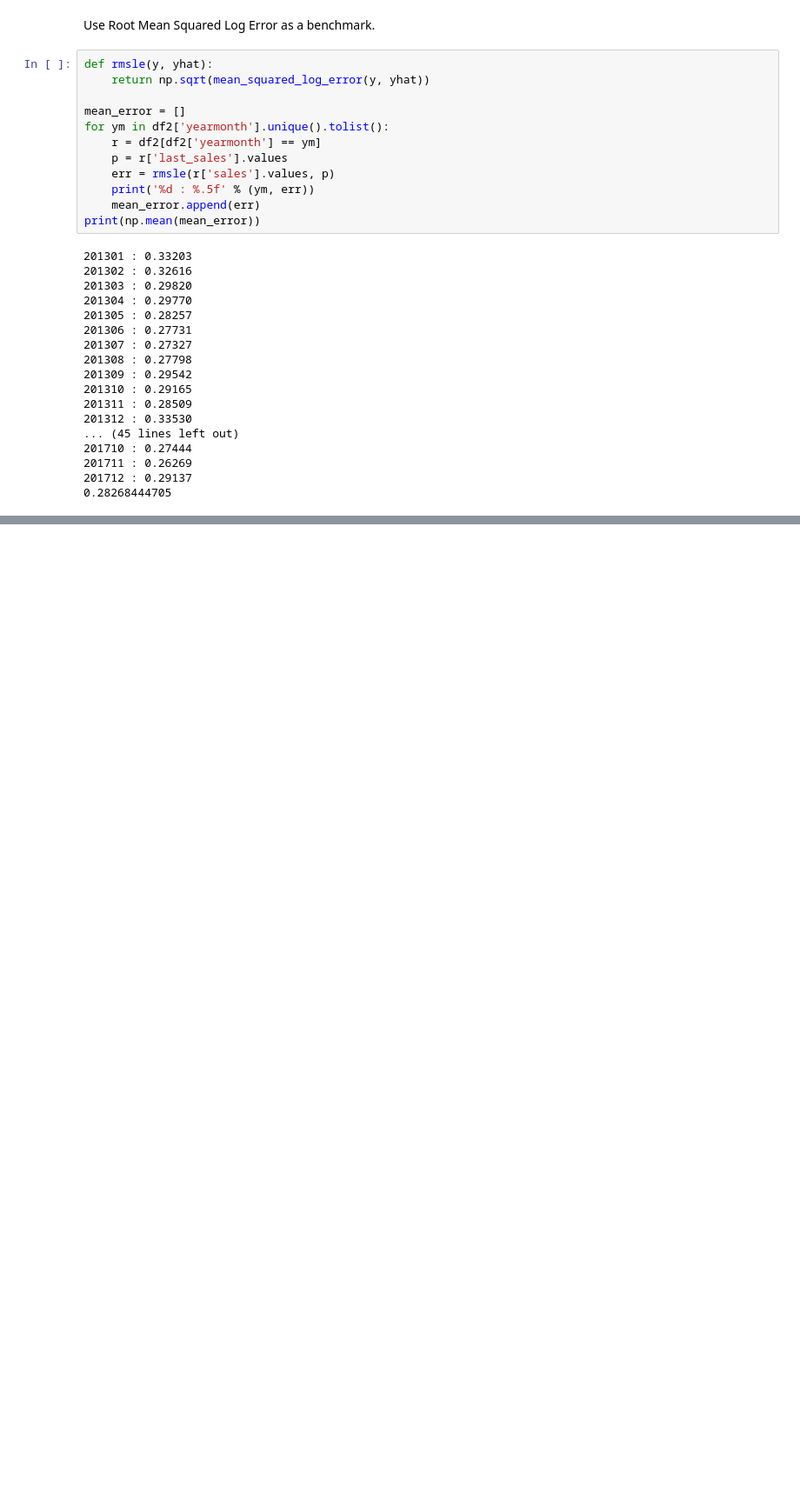
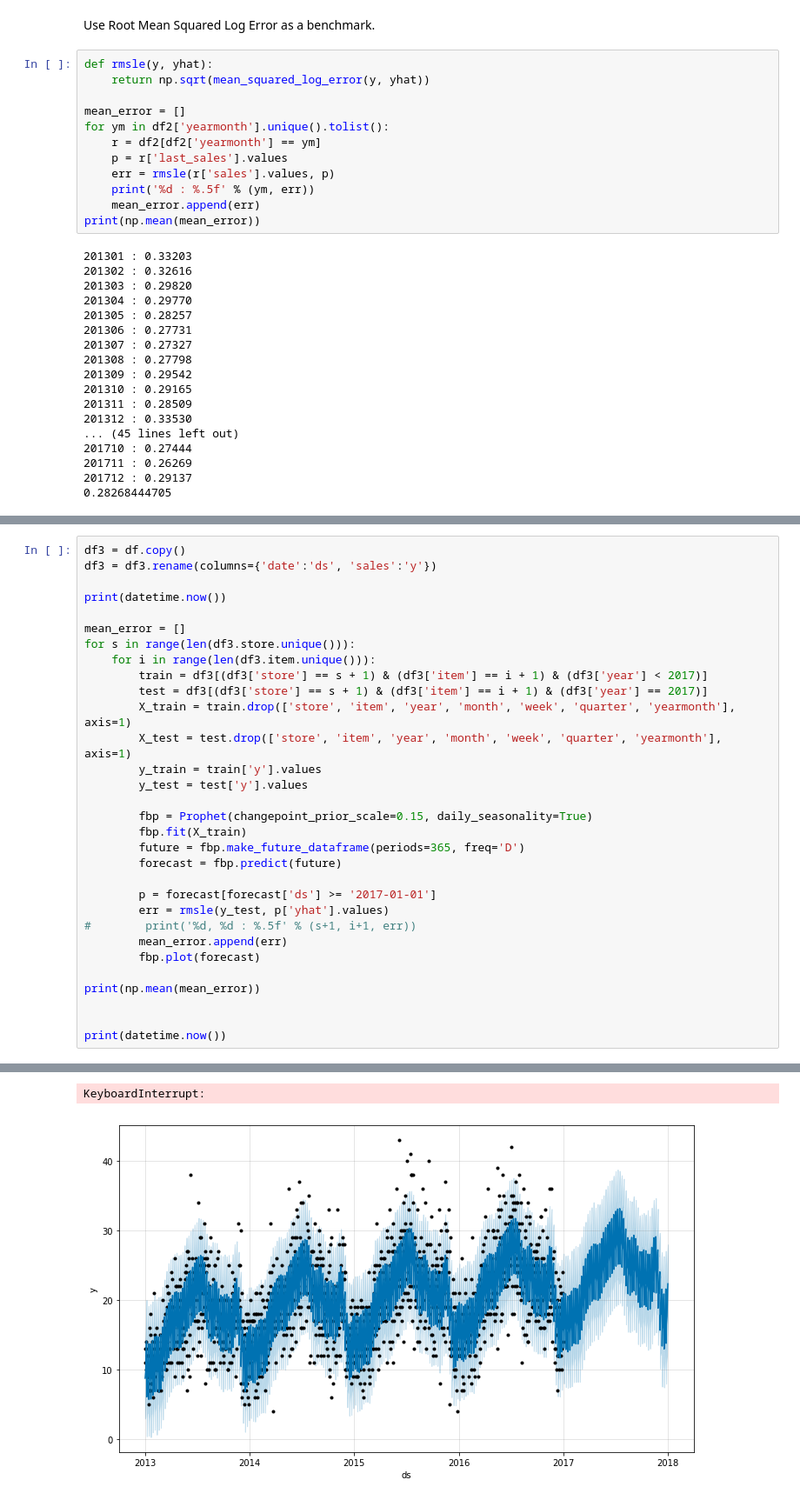
Before and after one commit to raymondykcheung/demand-forecast, a Jupyter notebook: demand-forecasting.ipynb, the cells around one changed output, grey strips where cells are left out. Shown at 87% size. Drawn from its saved outputs; the diff is of its cells as text; blank space fills up the shorter version.

```diff
--- a/demand-forecasting.ipynb
+++ b/demand-forecasting.ipynb
@@ -262,0 +292,32 @@ Prophet is always a dataframe with two columns: ds and y. The ds (datestamp) col
+# %%
+df3 = df.copy()
+df3 = df3.rename(columns={'date':'ds', 'sales':'y'})
+
+print(datetime.now())
+
+mean_error = []
+for s in range(len(df3.store.unique())):
+    for i in range(len(df3.item.unique())):
+        train = df3[(df3['store'] == s + 1) & (df3['item'] == i + 1) & (df3['year'] < 2017)]
+        test = df3[(df3['store'] == s + 1) & (df3['item'] == i + 1) & (df3['year'] == 2017)]
+        X_train = train.drop(['store', 'item', 'year', 'month', 'week', 'quarter', 'yearmonth'], axis=1)
+        X_test = test.drop(['store', 'item', 'year', 'month', 'week', 'quarter', 'yearmonth'], axis=1)
+        y_train = train['y'].values
+        y_test = test['y'].values
+
+        fbp = Prophet(changepoint_prior_scale=0.15, daily_seasonality=True)
+        fbp.fit(X_train)
+        future = fbp.make_future_dataframe(periods=365, freq='D')
+        forecast = fbp.predict(future)
+
+        p = forecast[forecast['ds'] >= '2017-01-01']
+        err = rmsle(y_test, p['yhat'].values)
+#        print('%d, %d : %.5f' % (s+1, i+1, err))
+        mean_error.append(err)
+        fbp.plot(forecast)
+
+print(np.mean(mean_error))
+
+
+print(datetime.now())
+# %% [output]
@@ -262,0 +337,2 @@ Prophet is always a dataframe with two columns: ds and y. The ds (datestamp) col
+KeyboardInterrupt:
+[figure, added]
```
Also changed, not shown: parts of 16 cells of this notebook.
